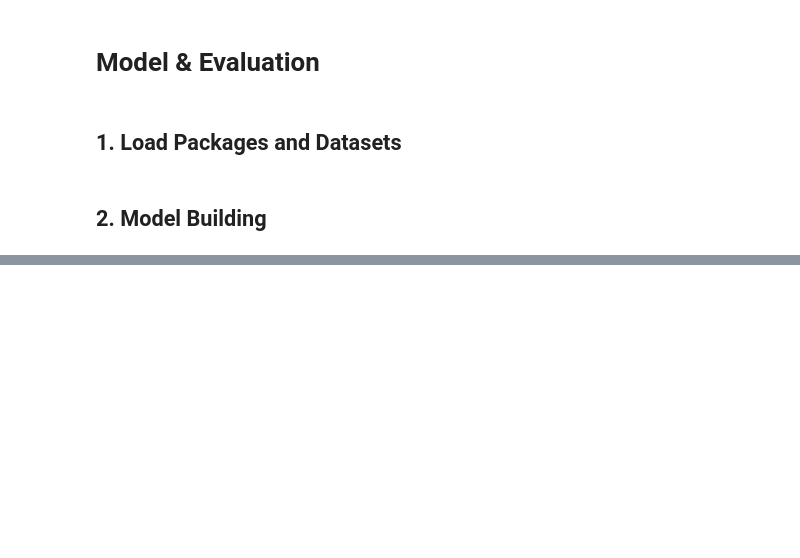
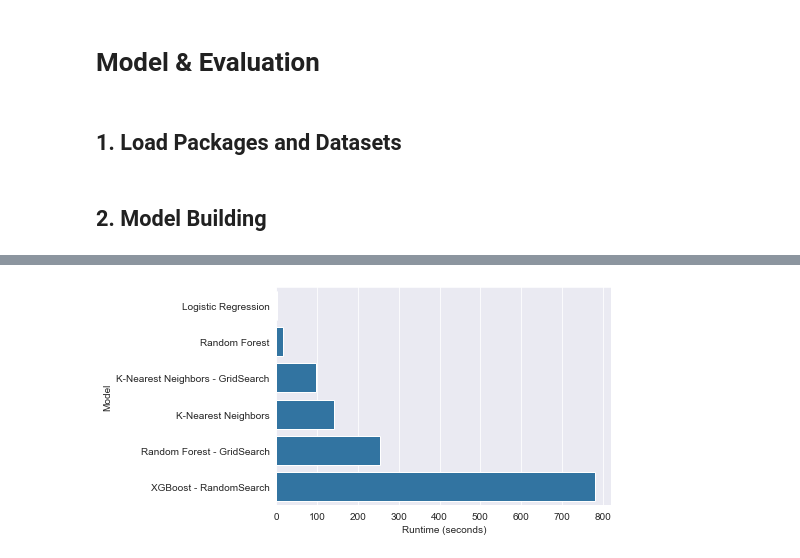
Before and after one commit to ebadakhter/ADS-599-Capstone-Project, a Jupyter notebook: code/model_notebook.ipynb, the cells around one changed output, grey strips where cells are left out. Saved outputs shown, nothing was run; the diff lists cells and outputs as text; code cells hidden in the pictures; blank space fills up the shorter version.

```diff
--- a/code/model_notebook.ipynb
+++ b/code/model_notebook.ipynb
@@ -609,0 +257,5 @@ evaluate(predicted_results, ground_truth)
+# %%
+# Evaluate the model
+runtime_knn = end_time - start_time
+print("Model runtime:", runtime_knn, "seconds")
+evaluate(y_valid, y_pred_knn)
@@ -609,0 +328,10 @@ evaluate(predicted_results, ground_truth)
+# %%
+# Evaluate the model
+runtime_knn_grid = end_time - start_time
+print("Model runtime:", runtime_knn_grid, "seconds")
+# Calculate accuracy
+accuracy = accuracy_score(y_valid, y_pred_knn_grid)
+print("Accuracy:", accuracy)
+
+# Evaluate the model
+print(classification_report(y_valid, y_pred_knn_grid))
@@ -609,0 +411,5 @@ evaluate(predicted_results, ground_truth)
+# %%
+# Evaluate the model
+runtime_xgb = end_time - start_time
+print("Model runtime:", runtime_xgb, "seconds")
+evaluate(y_valid, y_pred_xgb)
@@ -609,0 +421,22 @@ evaluate(predicted_results, ground_truth)
+# %%
+# Store runtime results
+model_names = ['Logistic Regression',
+               'Random Forest',
+               'Random Forest - GridSearch',
+               'K-Nearest Neighbors',
+               'K-Nearest Neighbors - GridSearch',
+               'XGBoost - RandomSearch']
+model_runtime = [runtime_lg,
+                 runtime_rf,
+                 runtime_rf_grid,
+                 runtime_knn,
+                 runtime_knn_grid,
+                 runtime_xgb]
+
+runtime_df = pd.DataFrame({'Model': model_names,
+                           'Runtime (seconds)': model_runtime})
+
+# Round the runtimes to two decimal places
+runtime_df['Runtime (seconds)'] = round(runtime_df['Runtime (seconds)'], 2)
+runtime_df = runtime_df.sort_values(by=['Runtime (seconds)'])
+runtime_df
@@ -609,0 +451,5 @@ evaluate(predicted_results, ground_truth)
+# %%
+sns.barplot(runtime_df, y='Model', x='Runtime (seconds)')
+plt.show()
+# %% [output]
+[figure, added]
```
Also changed, not shown: parts of 54 cells of this notebook.
